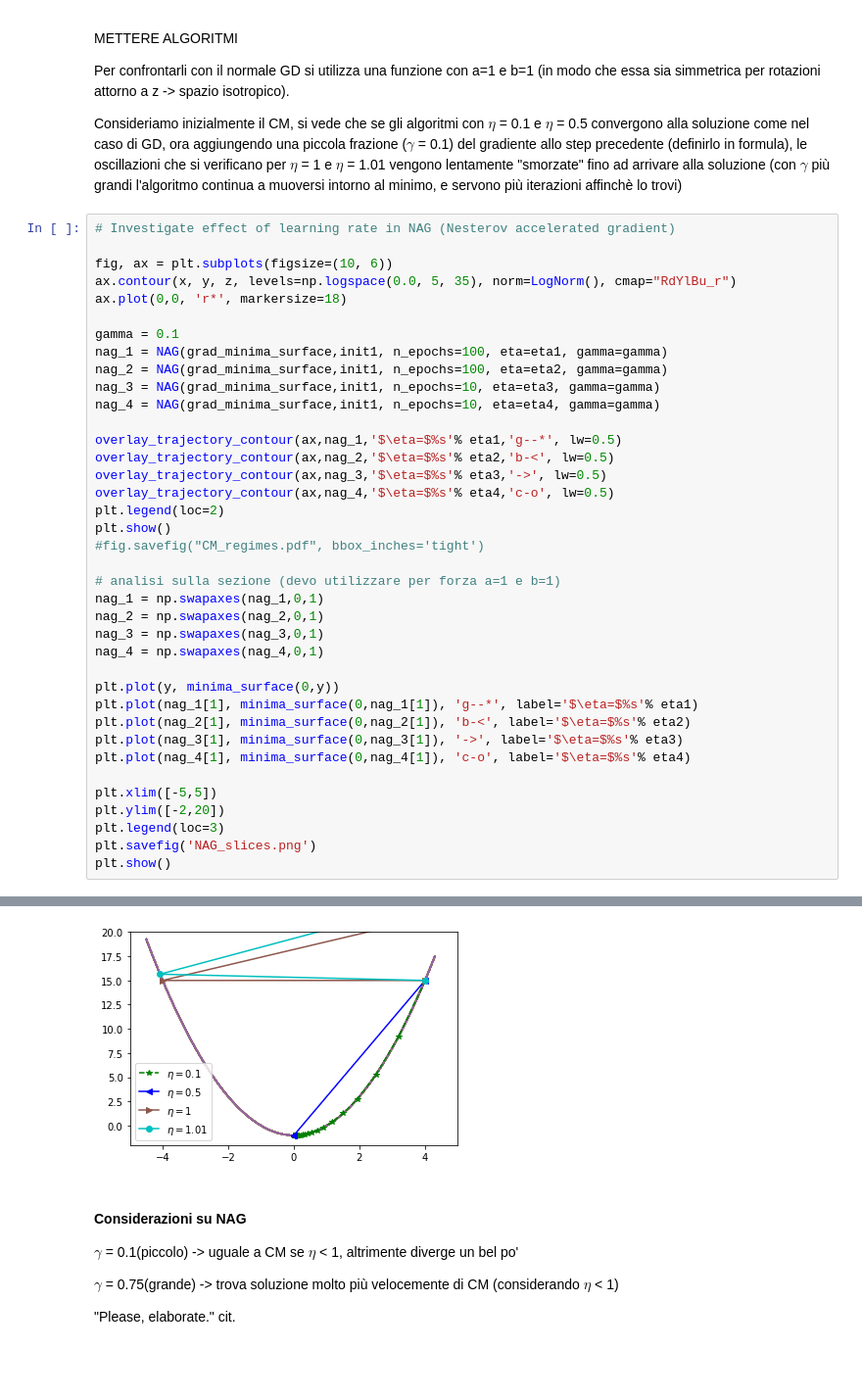
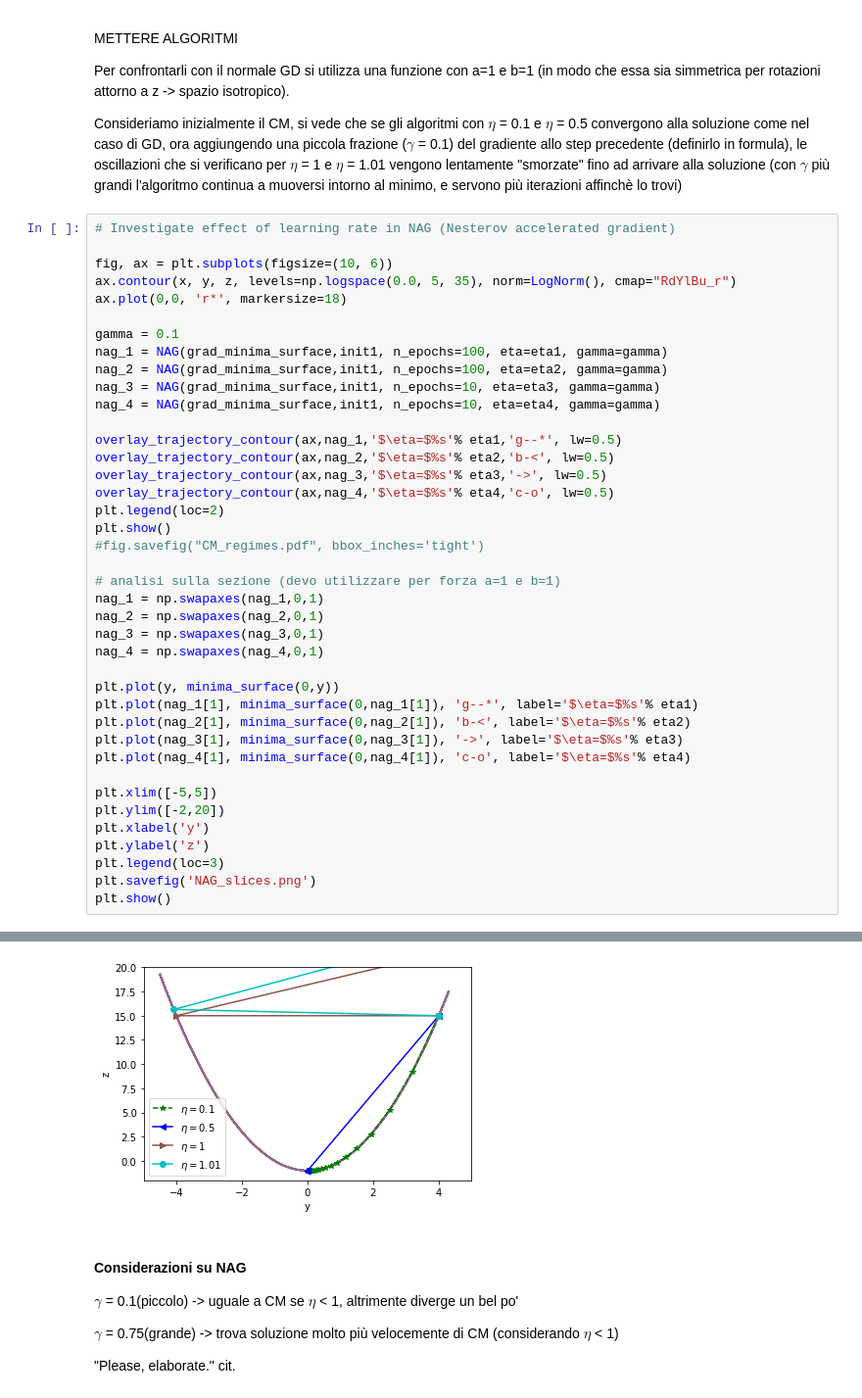
Before and after one commit to francescovidaich964/Lab_Computational_Physics_PartB, a Jupyter notebook: NB02_CIV-gradient_descent.ipynb, the cells around one changed output, grey strips where cells are left out. Shown at 98% size. Drawn from its saved outputs; the diff is of its cells as text; blank space fills up the shorter version.

```diff
--- a/NB02_CIV-gradient_descent.ipynb
+++ b/NB02_CIV-gradient_descent.ipynb
@@ -415,34 +405,36 @@ nag_2 = NAG(grad_minima_surface,init1, n_epochs=100, eta=eta2, gamma=gamma)
 nag_3 = NAG(grad_minima_surface,init1, n_epochs=10, eta=eta3, gamma=gamma)
 nag_4 = NAG(grad_minima_surface,init1, n_epochs=10, eta=eta4, gamma=gamma)
 
 overlay_trajectory_contour(ax,nag_1,'$\eta=$%s'% eta1,'g--*', lw=0.5)
 overlay_trajectory_contour(ax,nag_2,'$\eta=$%s'% eta2,'b-<', lw=0.5)
 overlay_trajectory_contour(ax,nag_3,'$\eta=$%s'% eta3,'->', lw=0.5)
 overlay_trajectory_contour(ax,nag_4,'$\eta=$%s'% eta4,'c-o', lw=0.5)
 plt.legend(loc=2)
 plt.show()
 #fig.savefig("CM_regimes.pdf", bbox_inches='tight')
 
 # analisi sulla sezione (devo utilizzare per forza a=1 e b=1)
 nag_1 = np.swapaxes(nag_1,0,1)
 nag_2 = np.swapaxes(nag_2,0,1)
 nag_3 = np.swapaxes(nag_3,0,1)
 nag_4 = np.swapaxes(nag_4,0,1)
 
 plt.plot(y, minima_surface(0,y))
 plt.plot(nag_1[1], minima_surface(0,nag_1[1]), 'g--*', label='$\eta=$%s'% eta1)
 plt.plot(nag_2[1], minima_surface(0,nag_2[1]), 'b-<', label='$\eta=$%s'% eta2)
 plt.plot(nag_3[1], minima_surface(0,nag_3[1]), '->', label='$\eta=$%s'% eta3)
 plt.plot(nag_4[1], minima_surface(0,nag_4[1]), 'c-o', label='$\eta=$%s'% eta4)
 
 plt.xlim([-5,5])
 plt.ylim([-2,20])
+plt.xlabel('y')
+plt.ylabel('z')
 plt.legend(loc=3)
 plt.savefig('NAG_slices.png')
 plt.show()
 # %% [output]
 [figure]
-[figure, old version]
+[figure, new version]
 # %% [markdown]
 #### Considerazioni su NAG
 
```
Also changed, not shown: parts of 4 cells of this notebook, 16 other files.
